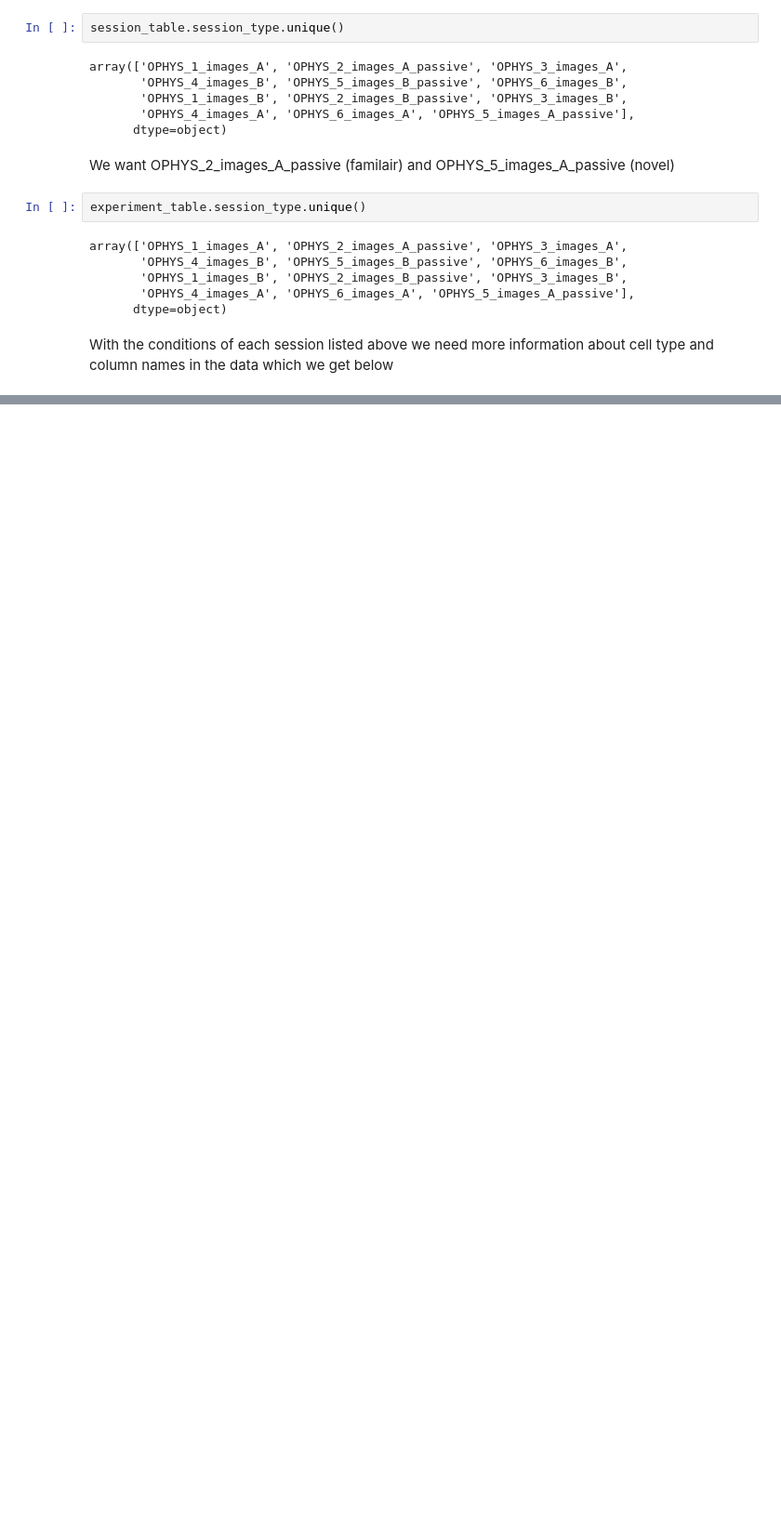
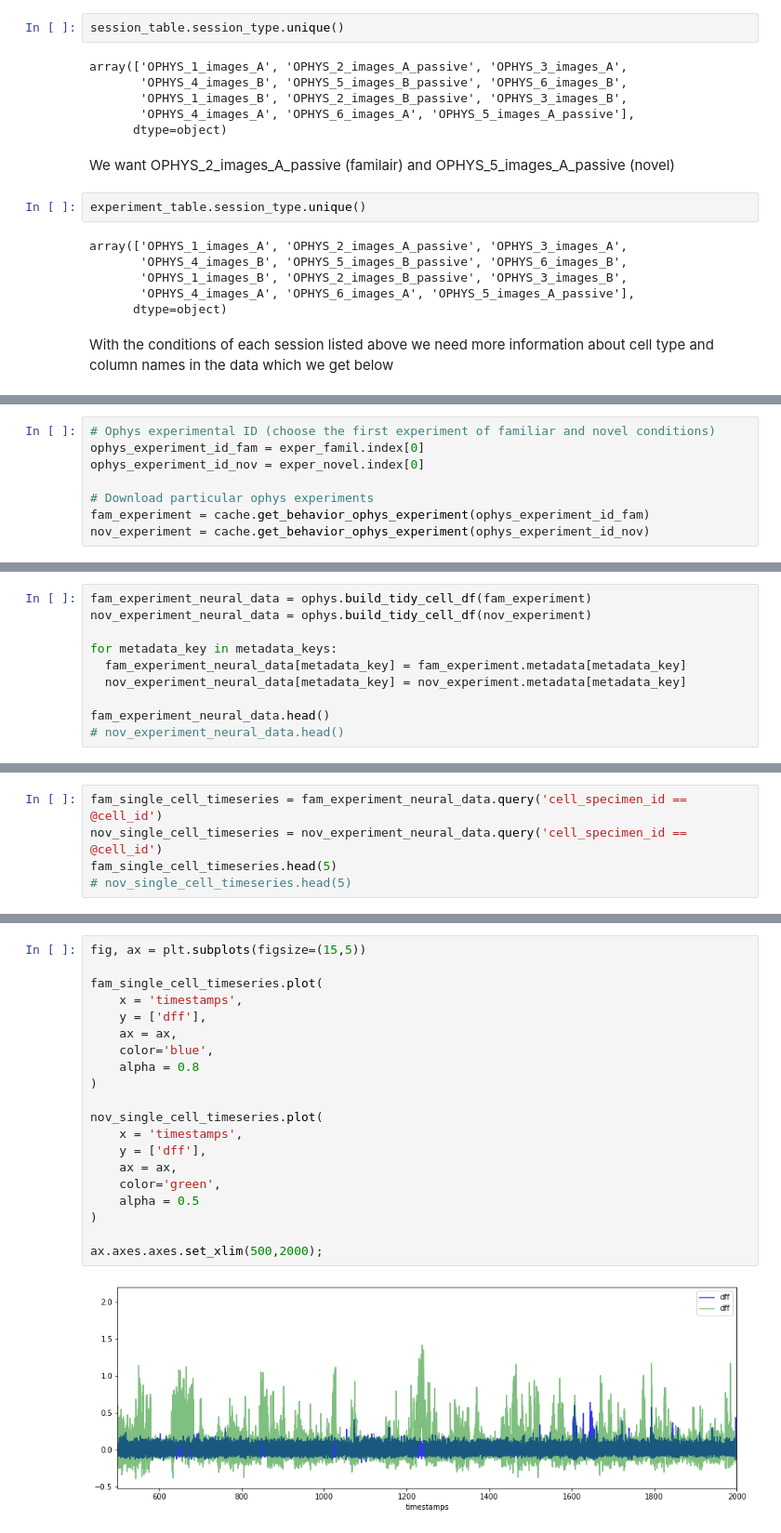
Before and after one commit to michellemtf/NeuromatchProject, a Jupyter notebook: DataForPlasticityProject.ipynb, the cells around one changed output, grey strips where cells are left out. Shown: that part at 93% size. Drawn from its saved outputs; the diff is of its cells as text; blank space fills up the shorter version.

```diff
--- a/DataForPlasticityProject.ipynb
+++ b/DataForPlasticityProject.ipynb
@@ -268,0 +205,8 @@ NOTE TO SELF we have loaded the data, the stimulus info and have the cell ids we
+# %%
+# Ophys experimental ID (choose the first experiment of familiar and novel conditions)
+ophys_experiment_id_fam = exper_famil.index[0]
+ophys_experiment_id_nov = exper_novel.index[0]
+
+# Download particular ophys experiments
+fam_experiment = cache.get_behavior_ophys_experiment(ophys_experiment_id_fam)
+nov_experiment = cache.get_behavior_ophys_experiment(ophys_experiment_id_nov)
@@ -268,0 +226,10 @@ NOTE TO SELF we have loaded the data, the stimulus info and have the cell ids we
+# %%
+fam_experiment_neural_data = ophys.build_tidy_cell_df(fam_experiment)
+nov_experiment_neural_data = ophys.build_tidy_cell_df(nov_experiment)
+
+for metadata_key in metadata_keys:
+  fam_experiment_neural_data[metadata_key] = fam_experiment.metadata[metadata_key]
+  nov_experiment_neural_data[metadata_key] = nov_experiment.metadata[metadata_key]
+
+fam_experiment_neural_data.head()
+# nov_experiment_neural_data.head()
@@ -268,0 +258,5 @@ NOTE TO SELF we have loaded the data, the stimulus info and have the cell ids we
+# %%
+fam_single_cell_timeseries = fam_experiment_neural_data.query('cell_specimen_id == @cell_id')
+nov_single_cell_timeseries = nov_experiment_neural_data.query('cell_specimen_id == @cell_id')
+fam_single_cell_timeseries.head(5)
+# nov_single_cell_timeseries.head(5)
@@ -268,0 +280,22 @@ NOTE TO SELF we have loaded the data, the stimulus info and have the cell ids we
+# %%
+fig, ax = plt.subplots(figsize=(15,5))
+
+fam_single_cell_timeseries.plot(
+    x = 'timestamps',
+    y = ['dff'],
+    ax = ax,
+    color='blue',
+    alpha = 0.8
+)
+
+nov_single_cell_timeseries.plot(
+    x = 'timestamps',
+    y = ['dff'],
+    ax = ax,
+    color='green',
+    alpha = 0.5
+)
+
+ax.axes.axes.set_xlim(500,2000);
+# %% [output]
+[figure, added]
```
Also changed, not shown: parts of 43 cells of this notebook.
